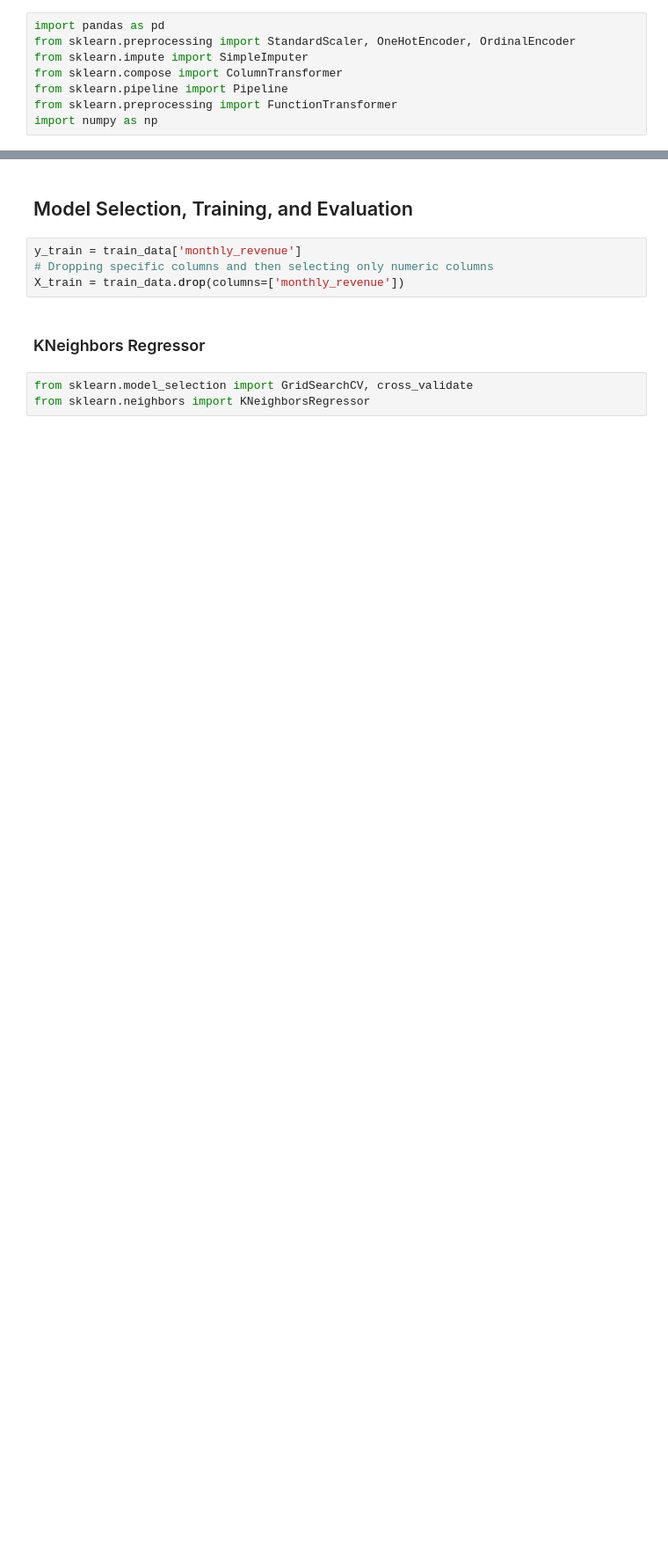
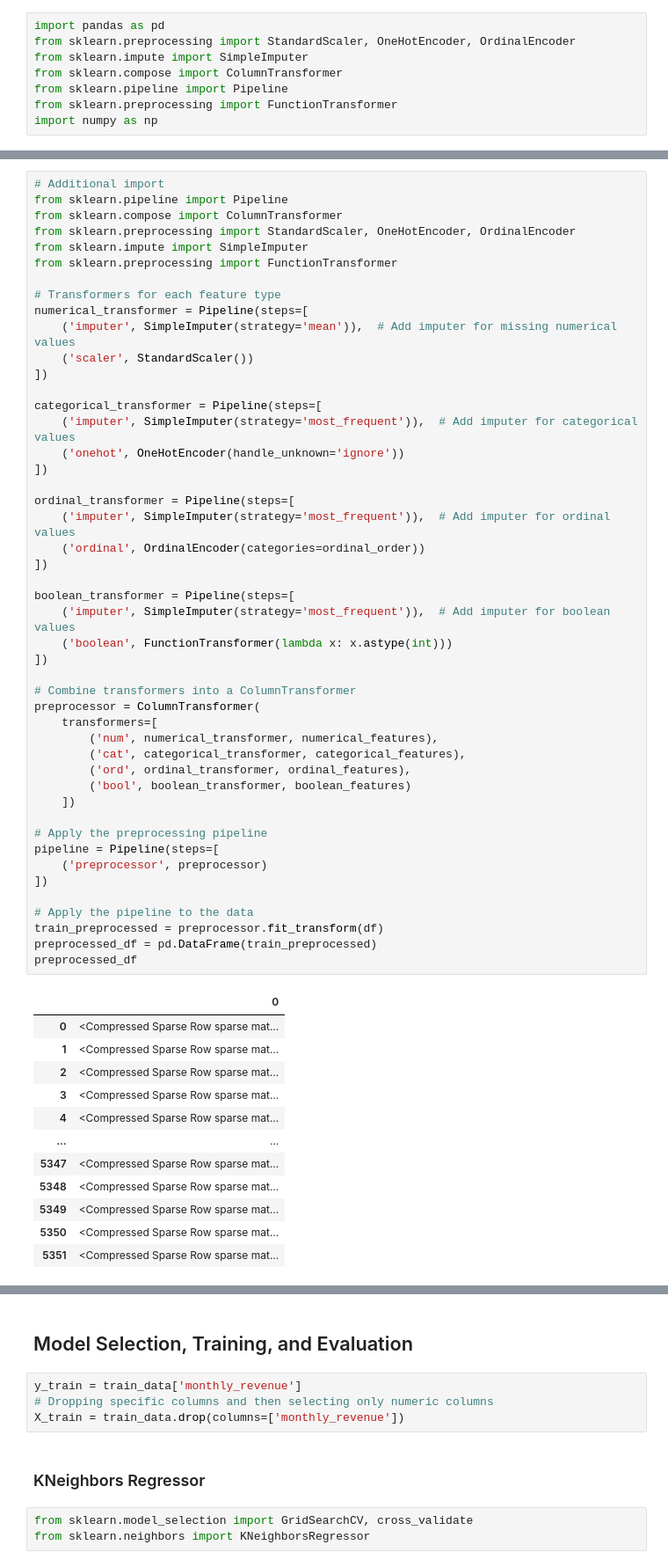
Before and after one commit to isobela/WIDS-Case-Competiton, a Jupyter notebook: wids_casecomp.ipynb, the cells around one changed output, grey strips where cells are left out. Shown at 88% size. Cells and saved outputs as stored; diff of their text form; blank space fills up the shorter version.

Commit message:
fix error from pipeline

```diff
--- a/wids_casecomp.ipynb
+++ b/wids_casecomp.ipynb
@@ -295,0 +231,60 @@ ValueError: Found array with 0 sample(s) (shape=(0, 3)) while a minimum of 1 is
+# %%
+# Additional import
+from sklearn.pipeline import Pipeline
+from sklearn.compose import ColumnTransformer
+from sklearn.preprocessing import StandardScaler, OneHotEncoder, OrdinalEncoder
+from sklearn.impute import SimpleImputer
+from sklearn.preprocessing import FunctionTransformer
+
+# Transformers for each feature type
+numerical_transformer = Pipeline(steps=[
+    ('imputer', SimpleImputer(strategy='mean')),  # Add imputer for missing numerical values
+    ('scaler', StandardScaler())
+])
+
+categorical_transformer = Pipeline(steps=[
+    ('imputer', SimpleImputer(strategy='most_frequent')),  # Add imputer for categorical values
+    ('onehot', OneHotEncoder(handle_unknown='ignore'))
+])
+
+ordinal_transformer = Pipeline(steps=[
+    ('imputer', SimpleImputer(strategy='most_frequent')),  # Add imputer for ordinal values
+    ('ordinal', OrdinalEncoder(categories=ordinal_order))
+])
+
+boolean_transformer = Pipeline(steps=[
+    ('imputer', SimpleImputer(strategy='most_frequent')),  # Add imputer for boolean values
+    ('boolean', FunctionTransformer(lambda x: x.astype(int)))
+])
+
+# Combine transformers into a ColumnTransformer
+preprocessor = ColumnTransformer(
+    transformers=[
+        ('num', numerical_transformer, numerical_features),
+        ('cat', categorical_transformer, categorical_features),
+        ('ord', ordinal_transformer, ordinal_features),
+        ('bool', boolean_transformer, boolean_features)
+    ])
+
+# Apply the preprocessing pipeline
+pipeline = Pipeline(steps=[
+    ('preprocessor', preprocessor)
+])
+
+# Apply the pipeline to the data
+train_preprocessed = preprocessor.fit_transform(df)
+preprocessed_df = pd.DataFrame(train_preprocessed)
+preprocessed_df
+# %% [output]
+|  | 0 |
+| 0 | <Compressed Sparse Row sparse mat... |
+| 1 | <Compressed Sparse Row sparse mat... |
+| 2 | <Compressed Sparse Row sparse mat... |
+| 3 | <Compressed Sparse Row sparse mat... |
+| 4 | <Compressed Sparse Row sparse mat... |
+| ... | ... |
+| 5347 | <Compressed Sparse Row sparse mat... |
+| 5348 | <Compressed Sparse Row sparse mat... |
+| 5349 | <Compressed Sparse Row sparse mat... |
+| 5350 | <Compressed Sparse Row sparse mat... |
+| 5351 | <Compressed Sparse Row sparse mat... |
```
Also changed, not shown: parts of 5 cells of this notebook.
